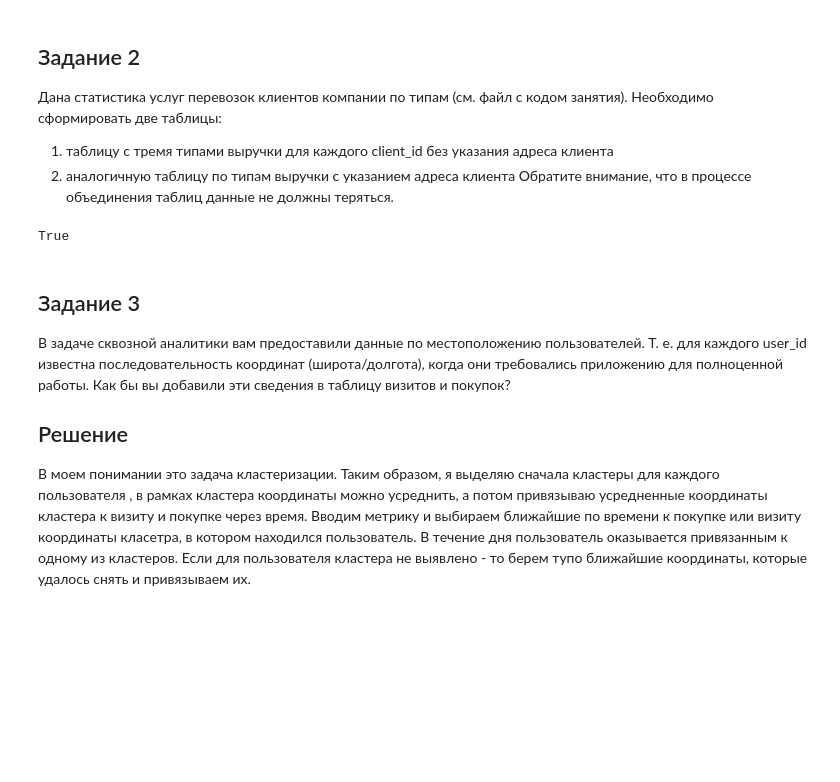
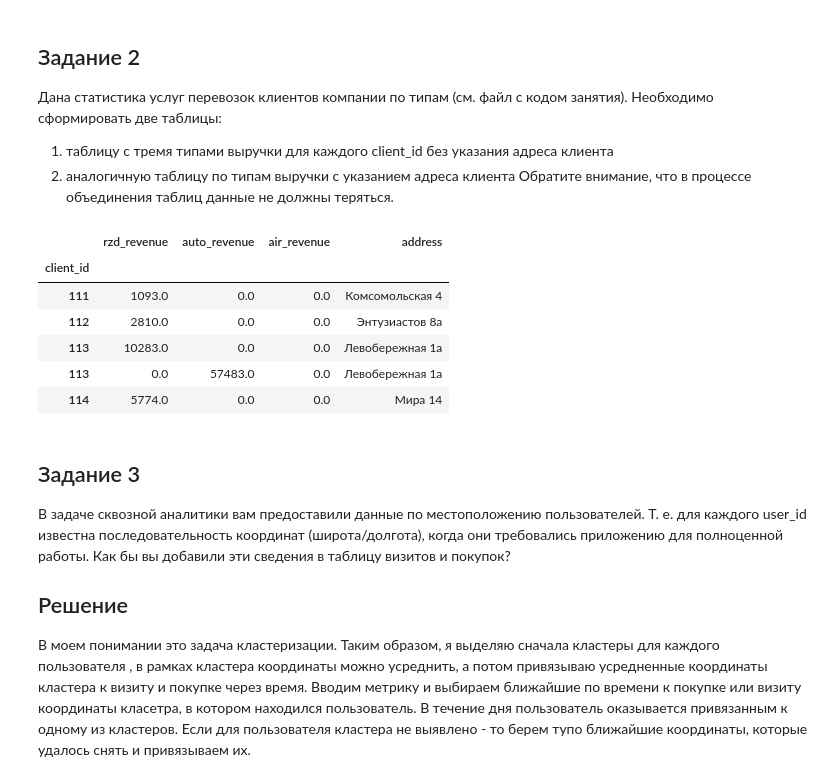
Before and after one commit to pythonwillow/pyda, a Jupyter notebook: Python_8_pandas.ipynb, the cells around one changed output. Drawn from its saved outputs; the diff is of its cells as text; code cells hidden in the pictures; blank space fills up the shorter version.

```diff
--- a/Python_8_pandas.ipynb
+++ b/Python_8_pandas.ipynb
@@ -549,15 +549,23 @@ lifetime['average'].mean()
 # %%
 all_perevozkis = pd.concat([rzd.set_index('client_id'), auto.set_index('client_id'), air.set_index('client_id')],
                            ignore_index=False, sort=False)
 all_perevozkis.fillna(0, inplace=True)
 all_perevozkis.head()
 all_adresses = all_perevozkis.join(client_base.set_index('client_id'), how='left')
+
+#проверяем
+assert all_perevozkis['rzd_revenue'].sum() == all_adresses['rzd_revenue'].sum()
+assert all_perevozkis['auto_revenue'].sum() == all_adresses['auto_revenue'].sum()
+
 all_adresses.head()
-#проверяем
-all_perevozkis['rzd_revenue'].sum() == all_adresses['rzd_revenue'].sum()
-all_perevozkis['auto_revenue'].sum() == all_adresses['auto_revenue'].sum()
 # %% [output]
-True
+|  | rzd_revenue | auto_revenue | air_revenue | address |
+| client_id |  |  |  |  |
+| 111 | 1093.0 | 0.0 | 0.0 | Комсомольская 4 |
+| 112 | 2810.0 | 0.0 | 0.0 | Энтузиастов 8а |
+| 113 | 10283.0 | 0.0 | 0.0 | Левобережная 1а |
+| 113 | 0.0 | 57483.0 | 0.0 | Левобережная 1а |
+| 114 | 5774.0 | 0.0 | 0.0 | Мира 14 |
 # %% [markdown]
 Задание 3
 ------------
```
Also changed, not shown: parts of 1 cell of this notebook.
